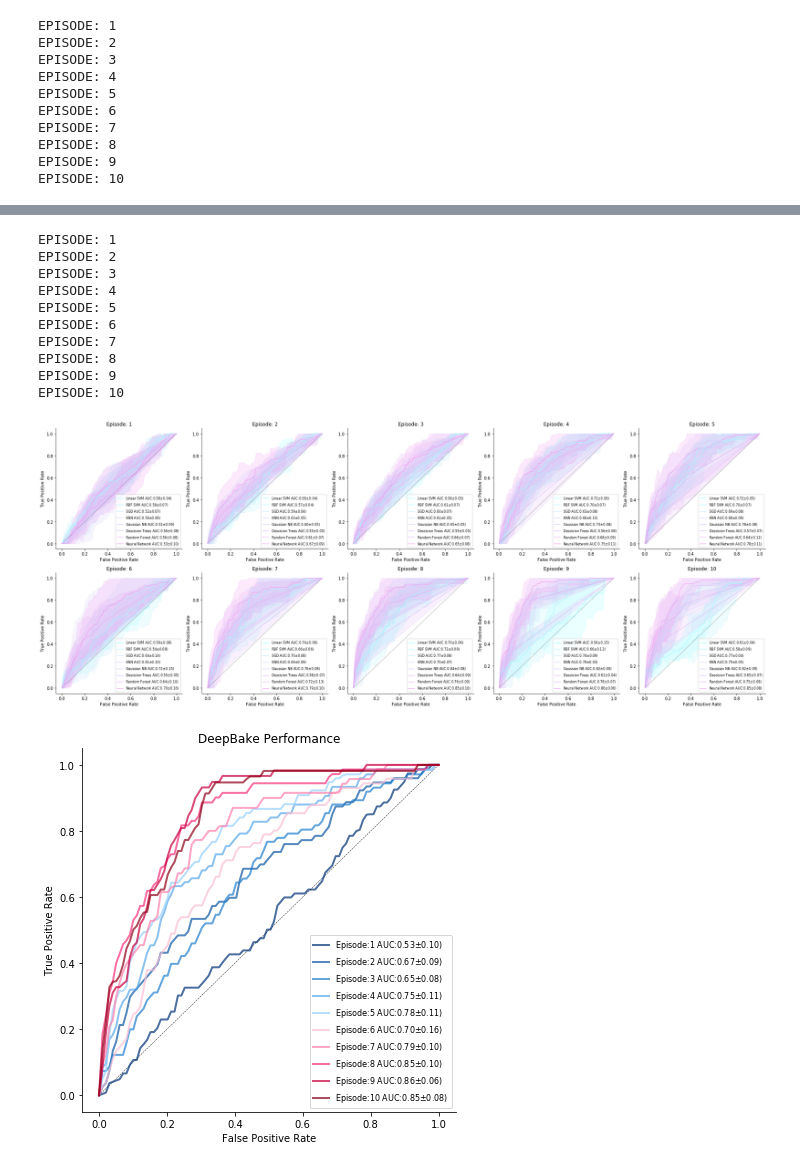
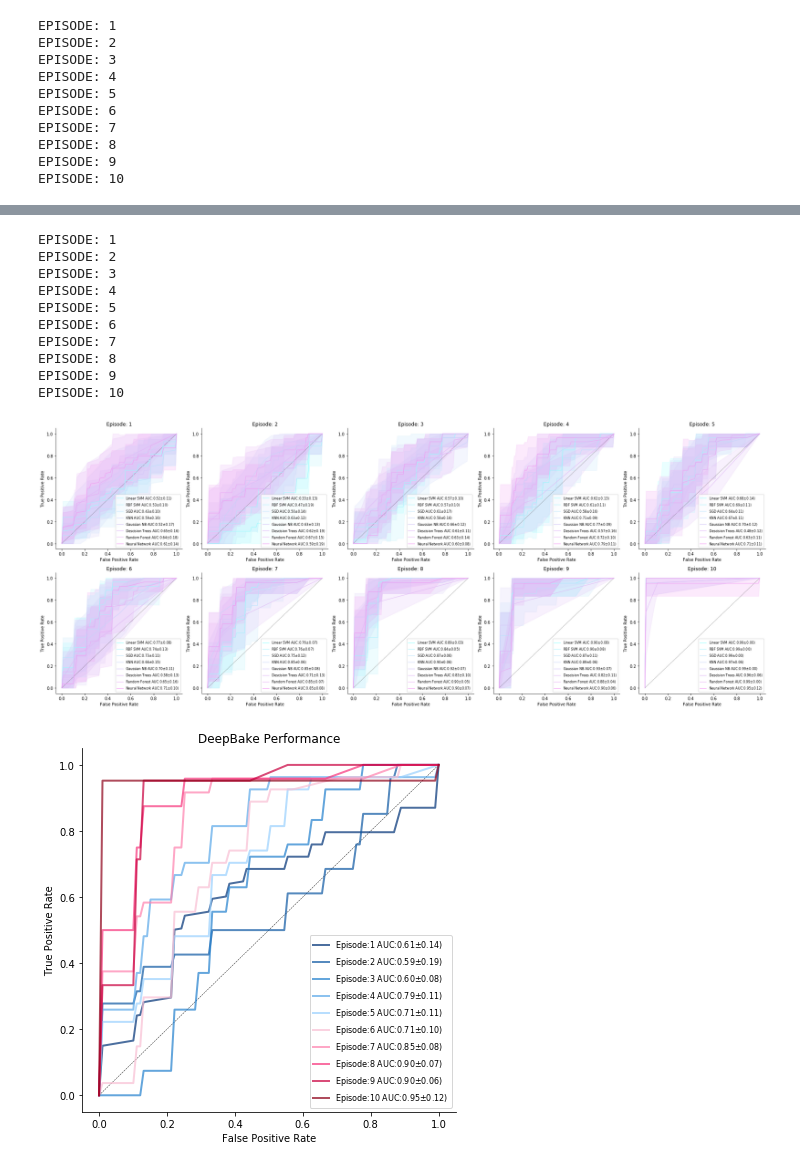
Before and after one commit to dantaki/DeepBake, a Jupyter notebook: NOTEBOOKS/gbbo.technical.feature.training.20190907.ipynb, the cells around one changed output, grey strips where cells are left out. Saved outputs shown, nothing was run; the diff lists cells and outputs as text; code cells hidden in the pictures.

```diff
--- a/NOTEBOOKS/gbbo.technical.feature.training.20190907.ipynb
+++ b/NOTEBOOKS/gbbo.technical.feature.training.20190907.ipynb
@@ -60,5 +50,5 @@ epi=sorted(list(set(tech['episode'])))
 for x in epi:
     print('EPISODE:',x,
           '  Training Set Length: ',
-          len(qua.loc[qua['episode']==x]))
+          len(tech.loc[tech['episode']==x]))
 # %% [output]
@@ -158,6 +148,7 @@ def gbbo_loo(df,clfs,feats):
     for e in episodes:
         # split test and training set
         tmp = df.loc[df['episode']==e]
+        tmp = quantile_scale(tmp)
         print('EPISODE:',e)
         for clf_name in clfs:
             clf = clfs[clf_name]
@@ -203,7 +194,7 @@ def gbbo_loo(df,clfs,feats):
 # on tech_mean since the data is normally distributed
 
 feats = ['tech_mean','tech']
-results = gbbo_loo(qua,clfs,feats)
+results = gbbo_loo(tech,clfs,feats)
 # %% [output]
 EPISODE: 1
 EPISODE: 2
@@ -253,7 +244,7 @@ def plot_nn_results(results,episodes,ax):
     ax.set_title('DeepBake Performance')
 
 n_rows = 2
-episodes = sorted(list(set(qua['episode'])))
+episodes = sorted(list(set(tech['episode'])))
 n_cols = int(len(episodes)/2)
 sz = 5
 f, axes = plt.subplots(n_rows,n_cols,figsize=(n_cols*sz,n_rows*sz))
@@ -273,33 +316,32 @@ f.show()
 # %%
-#minmax scaling
 feats = ['tech_mean','tech']
-results = gbbo_loo(mms,clfs,feats)
-episodes = sorted(list(set(mms['episode'])))
+results = gbbo_loo_finalist(tech,clfs,feats)
+episodes = sorted(list(set([x[0] for x in results])))
 n_rows = 2
 n_cols = int(len(episodes)/2)
 sz = 5
 f, axes = plt.subplots(n_rows,n_cols,figsize=(n_cols*sz,n_rows*sz))
 plot_results(results,episodes,axes)
 f.tight_layout()
-f.savefig("../FIGURES/gbbo.technical.loo.minmax.clf.results.{}.png".format(timestamp()),dpi=500)
+f.savefig("../FIGURES/gbbo.technical.loo.norm.clf.results.finalists.{}.png".format(timestamp()),dpi=500)
 f.show()
 
 f, ax = plt.subplots(1,1,figsize=(6,6))
 plot_nn_results(results,episodes,ax)
 f.tight_layout()
-f.savefig("../FIGURES/gbbo.technical.loo.minmax.deepbake.results.{}.png".format(timestamp()),dpi=500)
+f.savefig("../FIGURES/gbbo.technical.loo.norm.deepbake.results.finalists.{}.png".format(timestamp()),dpi=500)
 f.show()
 # %% [output]
 EPISODE: 1
 EPISODE: 2
 EPISODE: 3
 EPISODE: 4
 EPISODE: 5
 EPISODE: 6
 EPISODE: 7
 EPISODE: 8
 EPISODE: 9
 EPISODE: 10
-[figure, old version]
+[figure, new version]
-[figure, old version]
+[figure, new version]
 # %%
```
Also changed, not shown: parts of 11 cells of this notebook, 20 other files.
